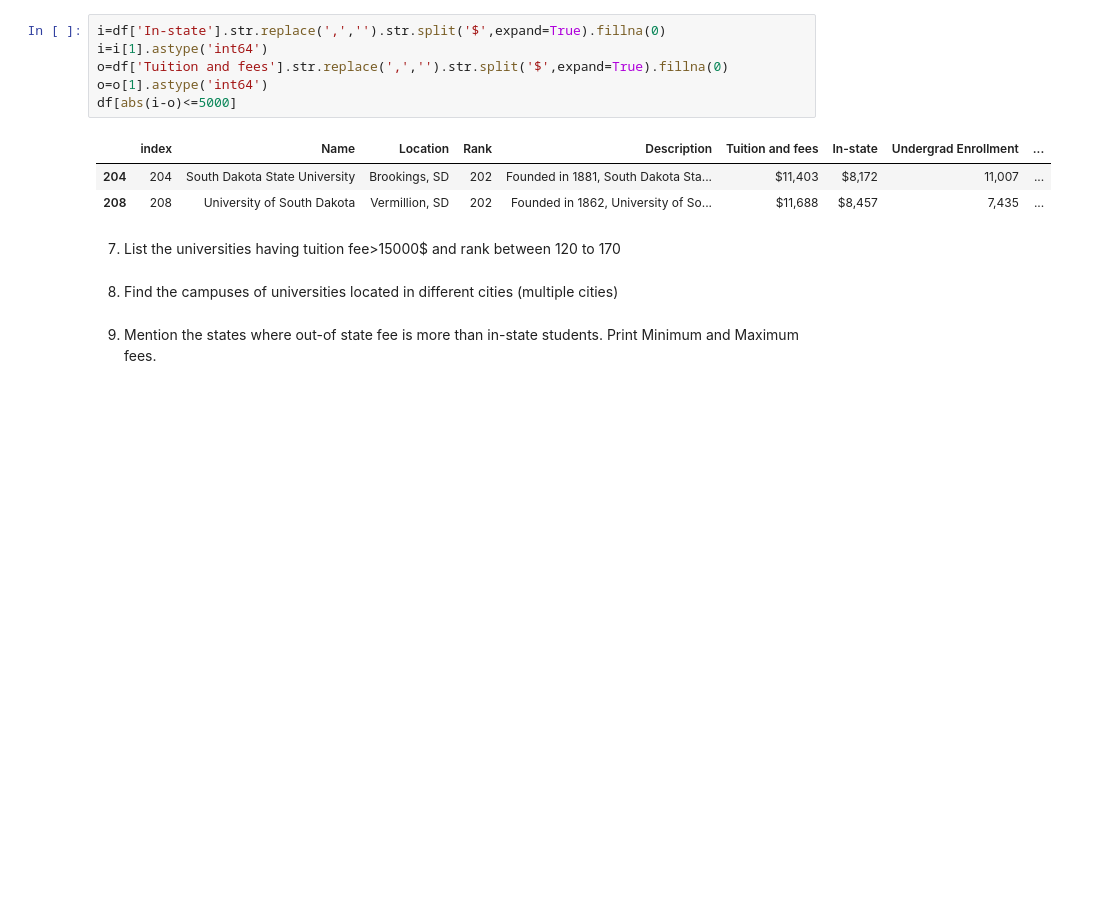
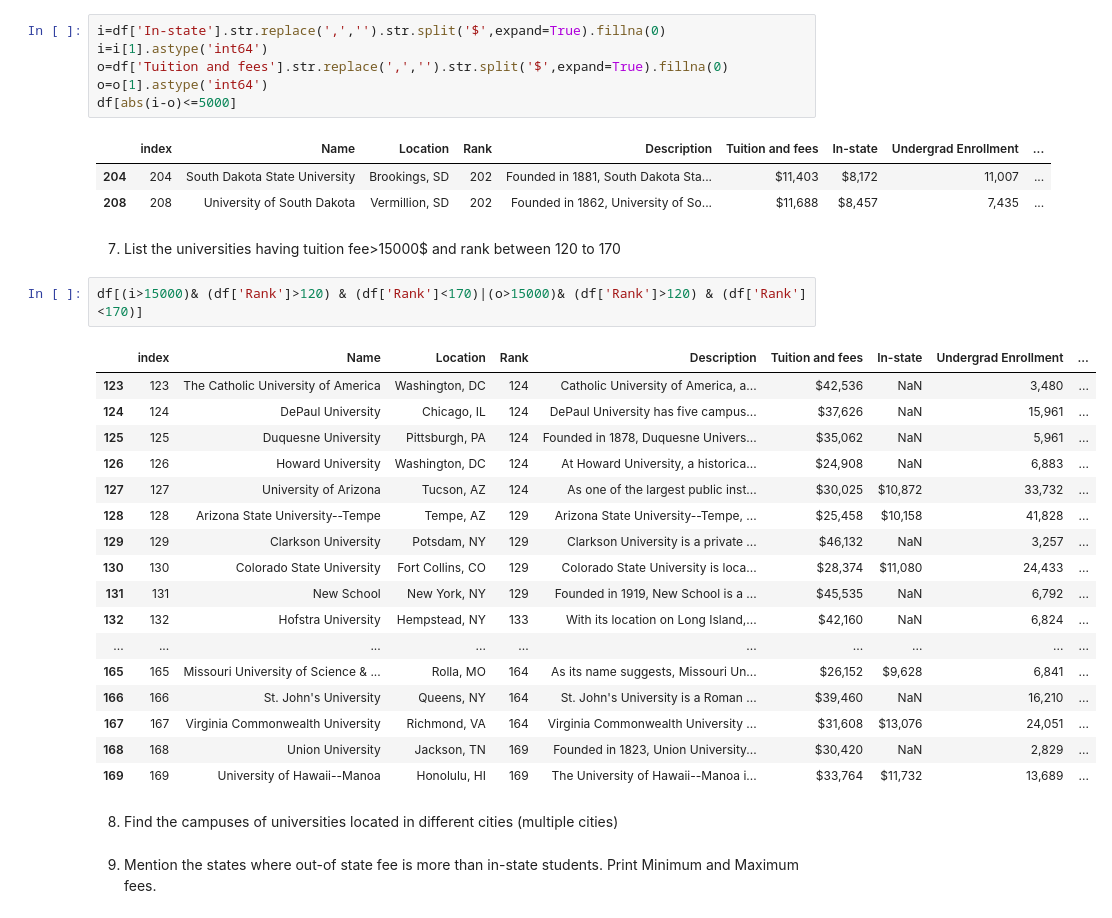
Before and after one commit to subhiksha9/DataAnalysisLab, a Jupyter notebook: National_Universities.ipynb, the cells around one changed output. Drawn from its saved outputs; the diff is of its cells as text; blank space fills up the shorter version.

```diff
--- a/National_Universities.ipynb
+++ b/National_Universities.ipynb
@@ -185,6 +185,26 @@ df[abs(i-o)<=5000]
 | 208 | 208 | University of South Dakota | Vermillion, SD | 202 | Founded in 1862, University of So... | $11,688 | $8,457 | 7,435 | ... |
 # %% [markdown]
 7.	List the universities having tuition fee>15000$ and rank between 120 to 170
+# %%
+df[(i>15000)& (df['Rank']>120) & (df['Rank']<170)|(o>15000)& (df['Rank']>120) & (df['Rank']<170)]
+# %% [output]
+|  | index | Name | Location | Rank | Description | Tuition and fees | In-state | Undergrad Enrollment | ... |
+| 123 | 123 | The Catholic University of America | Washington, DC | 124 | Catholic University of America, a... | $42,536 | NaN | 3,480 | ... |
+| 124 | 124 | DePaul University | Chicago, IL | 124 | DePaul University has five campus... | $37,626 | NaN | 15,961 | ... |
+| 125 | 125 | Duquesne University | Pittsburgh, PA | 124 | Founded in 1878, Duquesne Univers... | $35,062 | NaN | 5,961 | ... |
+| 126 | 126 | Howard University | Washington, DC | 124 | At Howard University, a historica... | $24,908 | NaN | 6,883 | ... |
+| 127 | 127 | University of Arizona | Tucson, AZ | 124 | As one of the largest public inst... | $30,025 | $10,872 | 33,732 | ... |
+| 128 | 128 | Arizona State University--Tempe | Tempe, AZ | 129 | Arizona State University--Tempe, ... | $25,458 | $10,158 | 41,828 | ... |
+| 129 | 129 | Clarkson University | Potsdam, NY | 129 | Clarkson University is a private ... | $46,132 | NaN | 3,257 | ... |
+| 130 | 130 | Colorado State University | Fort Collins, CO | 129 | Colorado State University is loca... | $28,374 | $11,080 | 24,433 | ... |
+| 131 | 131 | New School | New York, NY | 129 | Founded in 1919, New School is a ... | $45,535 | NaN | 6,792 | ... |
+| 132 | 132 | Hofstra University | Hempstead, NY | 133 | With its location on Long Island,... | $42,160 | NaN | 6,824 | ... |
+| ... | ... | ... | ... | ... | ... | ... | ... | ... | ... |
+| 165 | 165 | Missouri University of Science & ... | Rolla, MO | 164 | As its name suggests, Missouri Un... | $26,152 | $9,628 | 6,841 | ... |
+| 166 | 166 | St. John's University | Queens, NY | 164 | St. John's University is a Roman ... | $39,460 | NaN | 16,210 | ... |
+| 167 | 167 | Virginia Commonwealth University | Richmond, VA | 164 | Virginia Commonwealth University ... | $31,608 | $13,076 | 24,051 | ... |
+| 168 | 168 | Union University | Jackson, TN | 169 | Founded in 1823, Union University... | $30,420 | NaN | 2,829 | ... |
+| 169 | 169 | University of Hawaii--Manoa | Honolulu, HI | 169 | The University of Hawaii--Manoa i... | $33,764 | $11,732 | 13,689 | ... |
 # %% [markdown]
 8.	Find the campuses of universities located in different cities (multiple cities)
 # %% [markdown]
```
